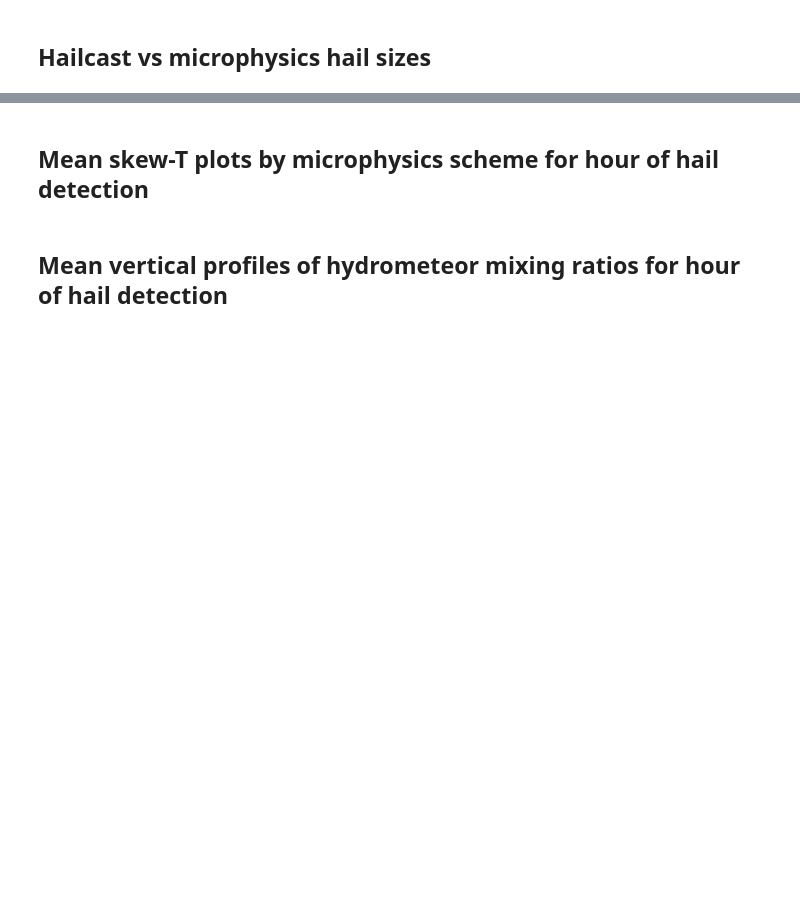
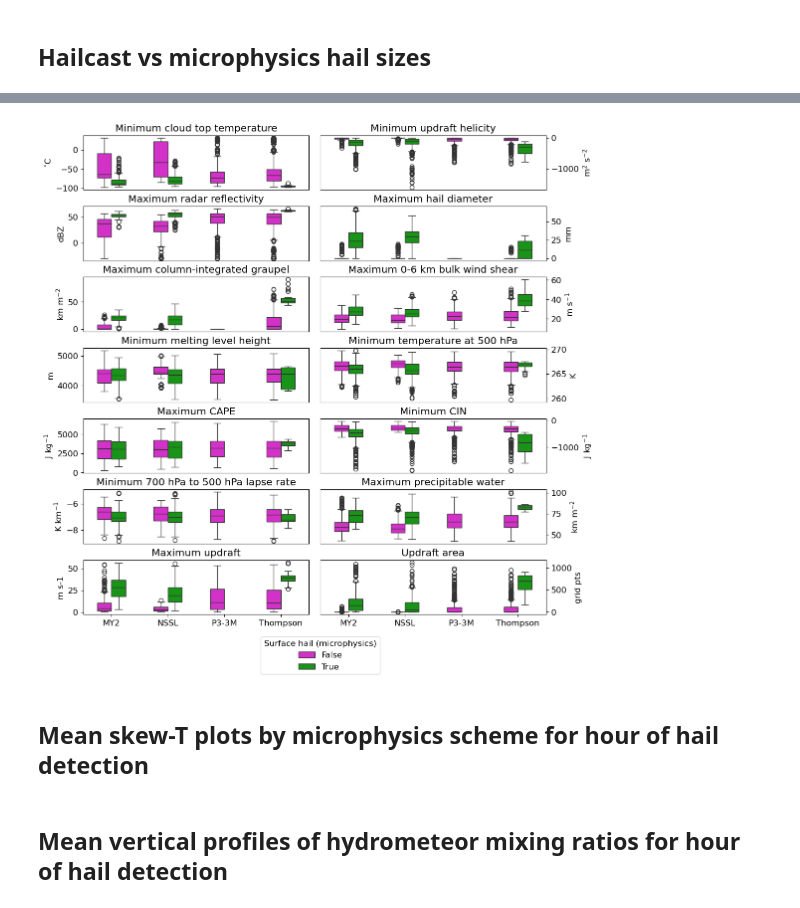
Before and after one commit to traupach/aus_tropics_hail, a Jupyter notebook: analysis/aus_tropics_hail.ipynb, the cells around one changed output, grey strips where cells are left out. Saved outputs shown, nothing was run; the diff lists cells and outputs as text; code cells hidden in the pictures; blank space fills up the shorter version.

```diff
--- a/analysis/aus_tropics_hail.ipynb
+++ b/analysis/aus_tropics_hail.ipynb
@@ -355,3 +322,13 @@ INFO:fontTools.subset:name pruned
+# %%
+nh.plot_extrema(
+    mins=spatial_mins,
+    maxes=spatial_maxes,
+    counts=spatial_counts,
+    hail_indicator='microphysics',
+    file='paper/figures/mins_maxes_microphysics.pdf',
+)
+# %% [output]
+[figure, added]
 # %% [markdown]
 ## Mean skew-T plots by microphysics scheme for hour of hail detection
 # %%
```
Also changed, not shown: parts of 19 cells of this notebook, 13 other files.
